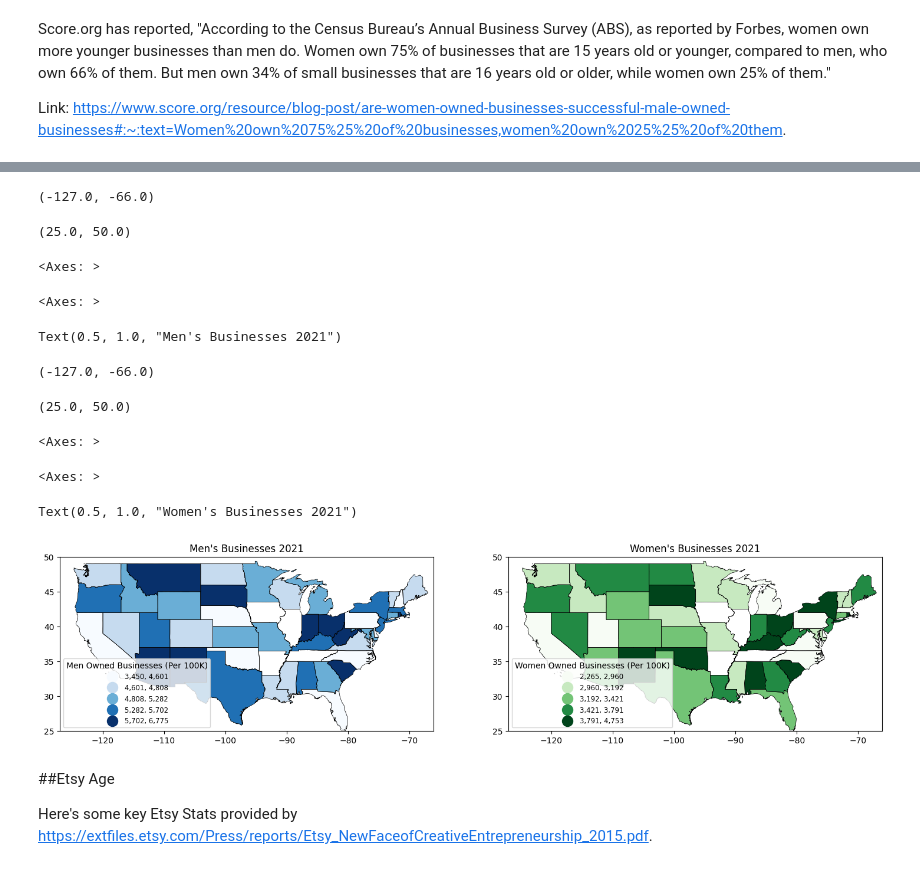
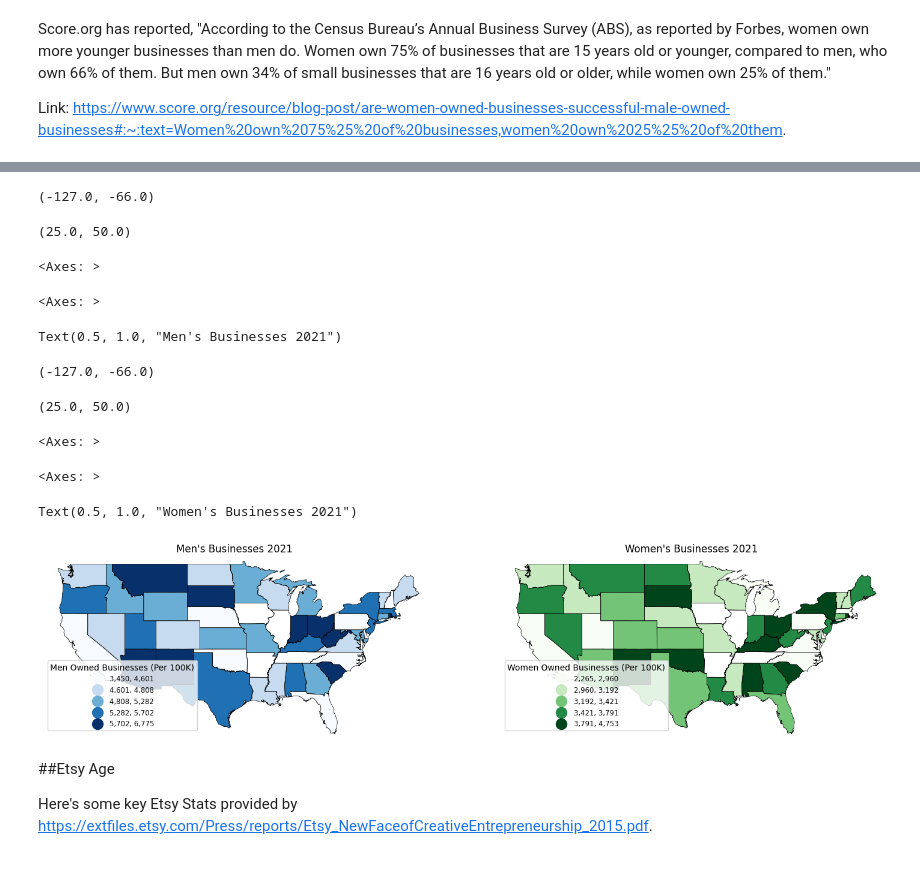
Before and after one commit to khagerthey/GIS, a Jupyter notebook: PS4.ipynb, the cells around one changed output, grey strips where cells are left out. Drawn from its saved outputs; the diff is of its cells as text; code cells hidden in the pictures.

```diff
--- a/PS4.ipynb
+++ b/PS4.ipynb
@@ -523,37 +523,39 @@ plot_map.plot(ax=ax1, column='Total No. of Men Owned Businesses (Per 100K)', cma
               legend=True, legend_kwds={"fmt": "{:,.0f}", 'loc': 'lower left', 'title_fontsize': 'medium',
                                        'fontsize': 'small', 'markerscale': 1.4, 'title': 'Men Owned Businesses (Per 100K)'})
 ax1.set_title("Men's Businesses 2021")
+ax1.set_axis_off()  # Remove x and y-axis borders
 
 # Your existing code for ax1 styling
 # ...
 
 # Set xlim and ylim for the continental US
 ax2.set_xlim(-127, -66)
 ax2.set_ylim(25, 50)
 
 # Women-owned Businesses Map
 plot_map.boundary.plot(ax=ax2, edgecolor='black', linewidth=0.5)
 plot_map.plot(ax=ax2, column='Total No. of Women Owned Businesses (Per 100K)', cmap='Greens', scheme='quantiles', k=5,
               legend=True, legend_kwds={"fmt": "{:,.0f}", 'loc': 'lower left', 'title_fontsize': 'medium',
                                        'fontsize': 'small', 'markerscale': 1.4, 'title': 'Women Owned Businesses (Per 100K)'})
 ax2.set_title("Women's Businesses 2021")
+ax2.set_axis_off()  # Remove x and y-axis borders
 
 # Your existing code for ax2 styling
 # ...
 
 plt.show()
 # %% [output]
 (-127.0, -66.0)
 (25.0, 50.0)
 <Axes: >
 <Axes: >
 Text(0.5, 1.0, "Men's Businesses 2021")
 (-127.0, -66.0)
 (25.0, 50.0)
 <Axes: >
 <Axes: >
 Text(0.5, 1.0, "Women's Businesses 2021")
-[figure, old version]
+[figure, new version]
 # %% [markdown]
 ##Etsy Age
 
```
